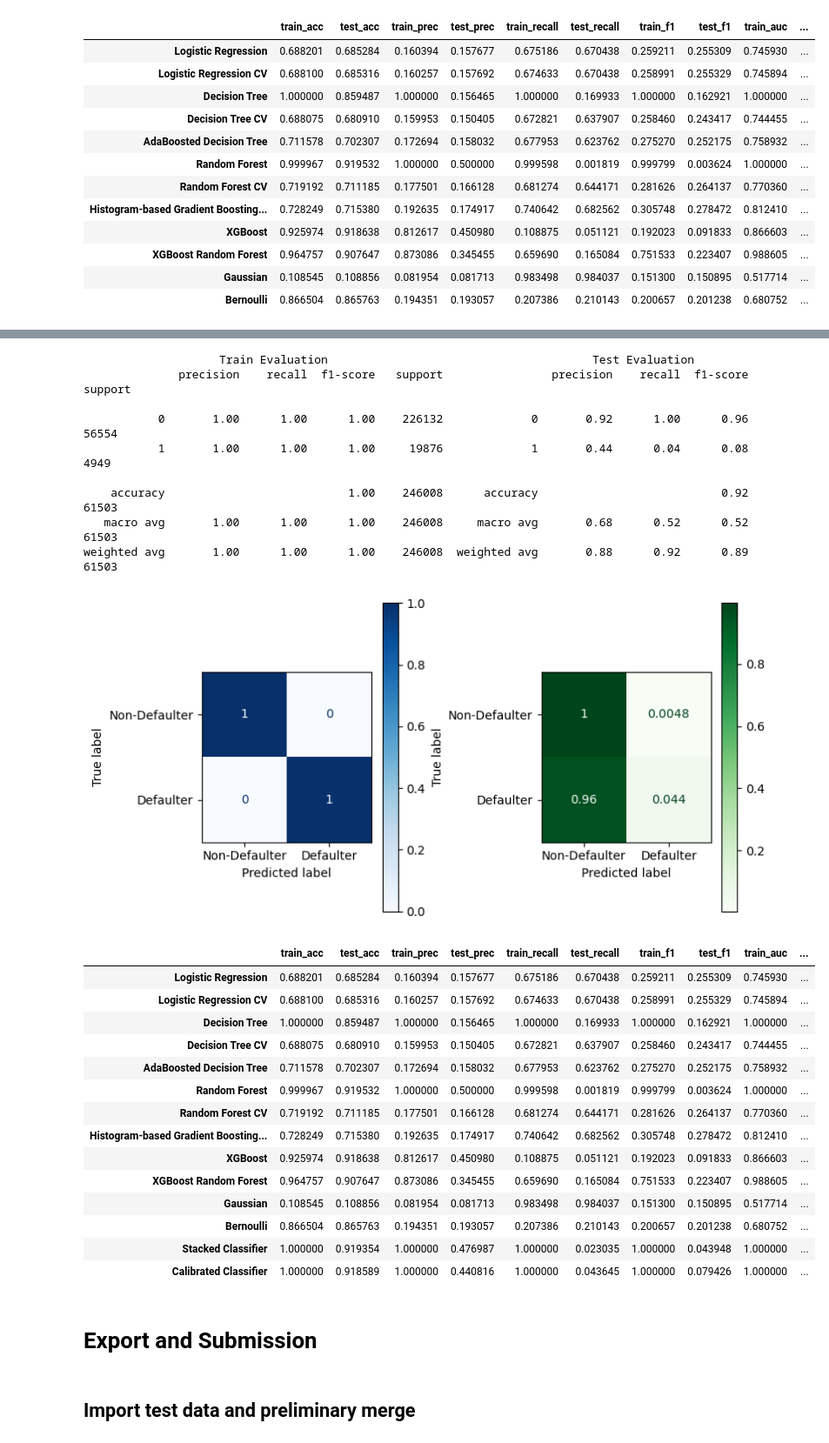
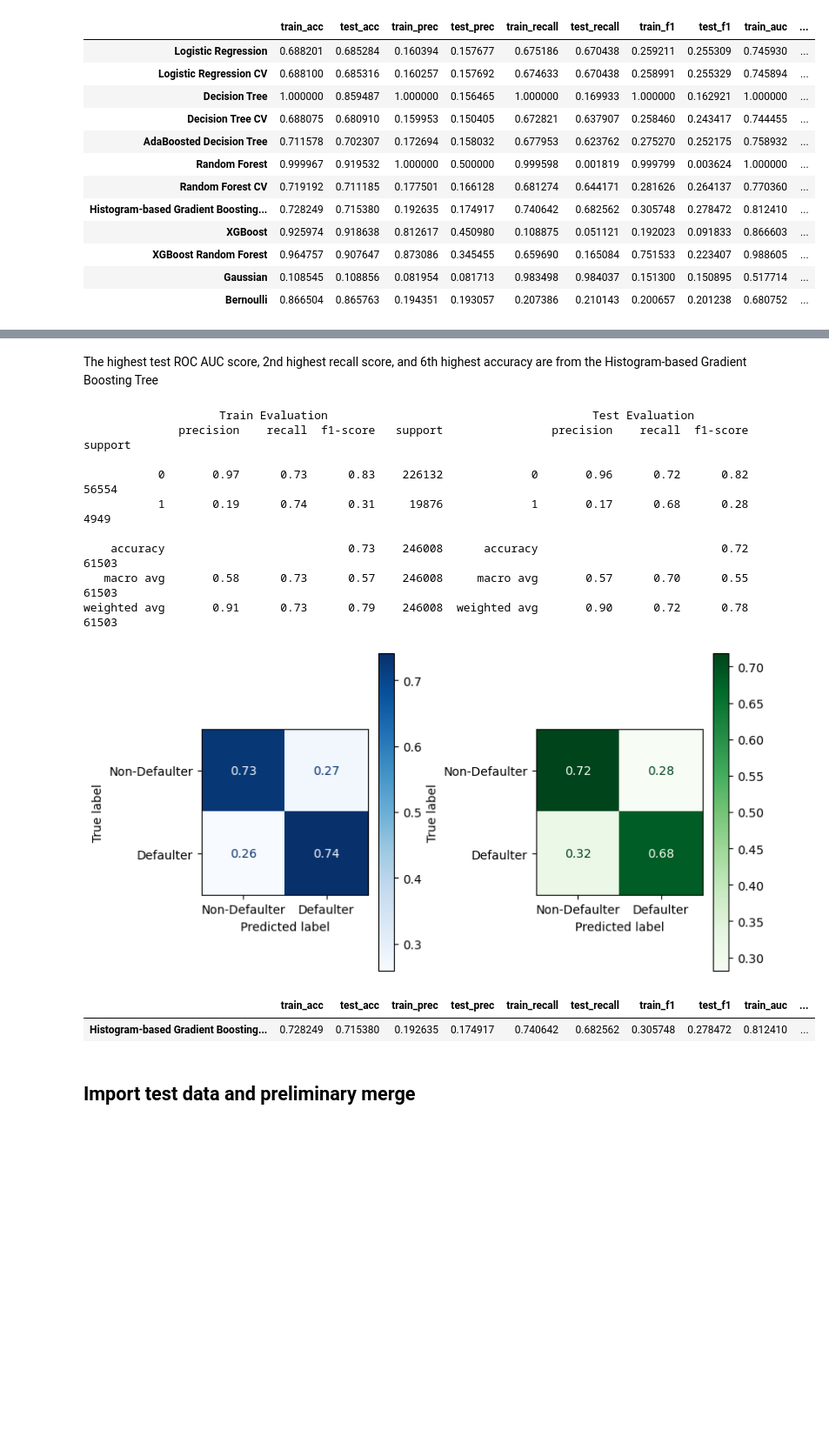
Before and after one commit to bkusuma/home-credit-default-risk, a Jupyter notebook: kaggle/working/02_Modelling.ipynb, the cells around one changed output, grey strips where cells are left out. Shown at 87% size. Saved outputs shown, nothing was run; the diff lists cells and outputs as text; code cells hidden in the pictures; blank space fills up the shorter version.

```diff
--- a/kaggle/working/02_Modelling.ipynb
+++ b/kaggle/working/02_Modelling.ipynb
@@ -473,39 +429,21 @@ stacked_clf_results.style.background_gradient()
-# %%
-calibrated_clf = CalibratedClassifierCV(FrozenEstimator(stacked_clf), cv=10, n_jobs=-1).fit(X_test, y_test)
-
-calibrated_clf_results = eval_classification(calibrated_clf, X_train, y_train, X_test, y_test,
-                                  model_name="Calibrated Classifier", results_frame=stacked_clf_results)
-# %% [output]
-                    Train Evaluation                                       Test Evaluation
-              precision    recall  f1-score   support                precision    recall  f1-score   support
-
-           0       1.00      1.00      1.00    226132             0       0.92      1.00      0.96     56554
-           1       1.00      1.00      1.00     19876             1       0.44      0.04      0.08      4949
-
-    accuracy                           1.00    246008      accuracy                           0.92     61503
-   macro avg       1.00      1.00      1.00    246008     macro avg       0.68      0.52      0.52     61503
-weighted avg       1.00      1.00      1.00    246008  weighted avg       0.88      0.92      0.89     61503
-[figure, removed]
-# %%
-calibrated_clf_results.style.background_gradient()
-# %% [output]
-|  | train_acc | test_acc | train_prec | test_prec | train_recall | test_recall | train_f1 | test_f1 | train_auc | ... |
-| Logistic Regression | 0.688201 | 0.685284 | 0.160394 | 0.157677 | 0.675186 | 0.670438 | 0.259211 | 0.255309 | 0.745930 | ... |
-| Logistic Regression CV | 0.688100 | 0.685316 | 0.160257 | 0.157692 | 0.674633 | 0.670438 | 0.258991 | 0.255329 | 0.745894 | ... |
-| Decision Tree | 1.000000 | 0.859487 | 1.000000 | 0.156465 | 1.000000 | 0.169933 | 1.000000 | 0.162921 | 1.000000 | ... |
-| Decision Tree CV | 0.688075 | 0.680910 | 0.159953 | 0.150405 | 0.672821 | 0.637907 | 0.258460 | 0.243417 | 0.744455 | ... |
-| AdaBoosted Decision Tree | 0.711578 | 0.702307 | 0.172694 | 0.158032 | 0.677953 | 0.623762 | 0.275270 | 0.252175 | 0.758932 | ... |
-| Random Forest | 0.999967 | 0.919532 | 1.000000 | 0.500000 | 0.999598 | 0.001819 | 0.999799 | 0.003624 | 1.000000 | ... |
-| Random Forest CV | 0.719192 | 0.711185 | 0.177501 | 0.166128 | 0.681274 | 0.644171 | 0.281626 | 0.264137 | 0.770360 | ... |
-| Histogram-based Gradient Boosting... | 0.728249 | 0.715380 | 0.192635 | 0.174917 | 0.740642 | 0.682562 | 0.305748 | 0.278472 | 0.812410 | ... |
-| XGBoost | 0.925974 | 0.918638 | 0.812617 | 0.450980 | 0.108875 | 0.051121 | 0.192023 | 0.091833 | 0.866603 | ... |
-| XGBoost Random Forest | 0.964757 | 0.907647 | 0.873086 | 0.345455 | 0.659690 | 0.165084 | 0.751533 | 0.223407 | 0.988605 | ... |
-| Gaussian | 0.108545 | 0.108856 | 0.081954 | 0.081713 | 0.983498 | 0.984037 | 0.151300 | 0.150895 | 0.517714 | ... |
-| Bernoulli | 0.866504 | 0.865763 | 0.194351 | 0.193057 | 0.207386 | 0.210143 | 0.200657 | 0.201238 | 0.680752 | ... |
-| Stacked Classifier | 1.000000 | 0.919354 | 1.000000 | 0.476987 | 1.000000 | 0.023035 | 1.000000 | 0.043948 | 1.000000 | ... |
-| Calibrated Classifier | 1.000000 | 0.918589 | 1.000000 | 0.440816 | 1.000000 | 0.043645 | 1.000000 | 0.079426 | 1.000000 | ... |
-# %% [markdown]
-# Export and Submission
+# %% [markdown]
+The highest test ROC AUC score, 2nd highest recall score, and 6th highest accuracy are from the Histogram-based Gradient Boosting Tree
+# %%
+eval_classification(hgb, X_train, y_train, X_test, y_test,
+                                  model_name="Histogram-based Gradient Boosting Tree").style.background_gradient(vmin=0, vmax=1)
+# %% [output]
+                    Train Evaluation                                       Test Evaluation
+              precision    recall  f1-score   support                precision    recall  f1-score   support
+
+           0       0.97      0.73      0.83    226132             0       0.96      0.72      0.82     56554
+           1       0.19      0.74      0.31     19876             1       0.17      0.68      0.28      4949
+
+    accuracy                           0.73    246008      accuracy                           0.72     61503
+   macro avg       0.58      0.73      0.57    246008     macro avg       0.57      0.70      0.55     61503
+weighted avg       0.91      0.73      0.79    246008  weighted avg       0.90      0.72      0.78     61503
+[figure, added]
+|  | train_acc | test_acc | train_prec | test_prec | train_recall | test_recall | train_f1 | test_f1 | train_auc | ... |
+| Histogram-based Gradient Boosting... | 0.728249 | 0.715380 | 0.192635 | 0.174917 | 0.740642 | 0.682562 | 0.305748 | 0.278472 | 0.812410 | ... |
 # %% [markdown]
 ## Import test data and preliminary merge
 # %%
```
Also changed, not shown: parts of 9 cells of this notebook, 6 other files.
